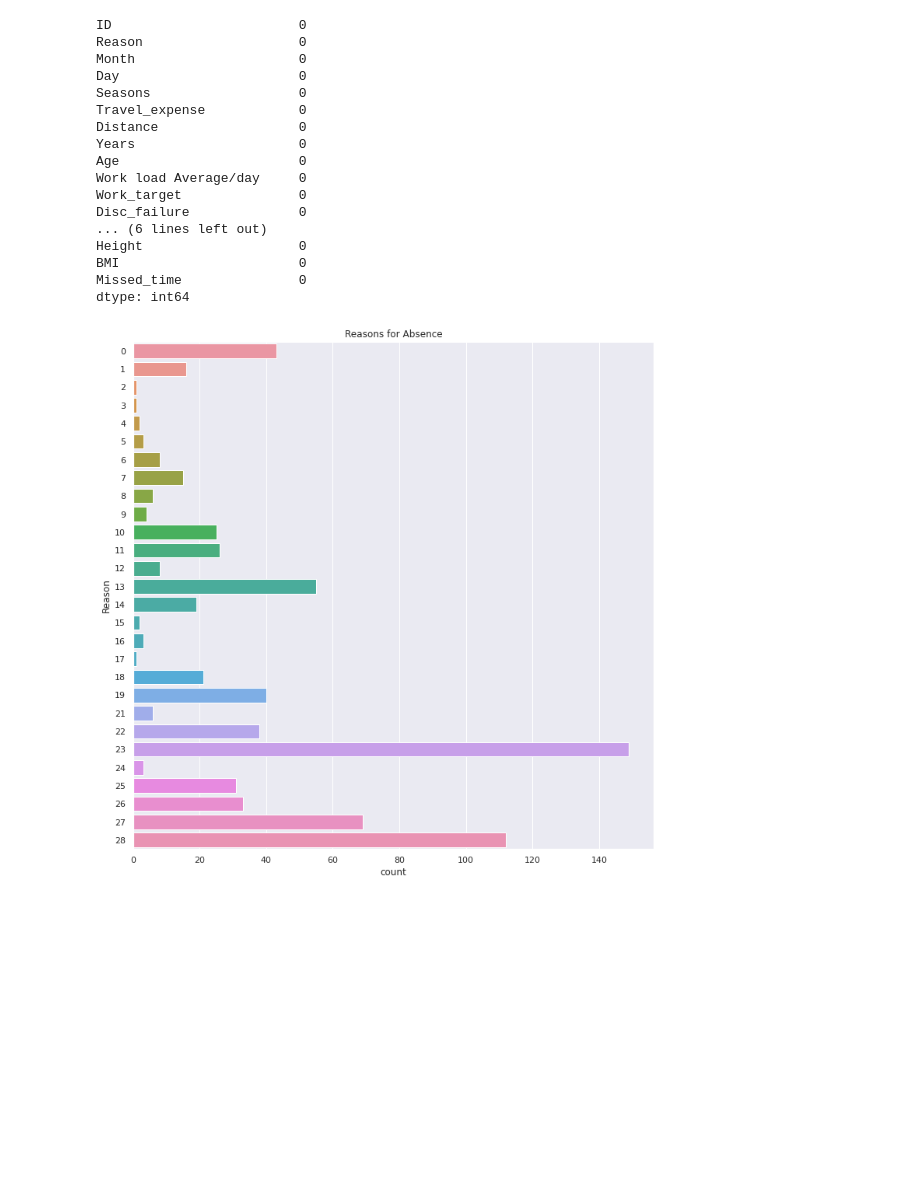
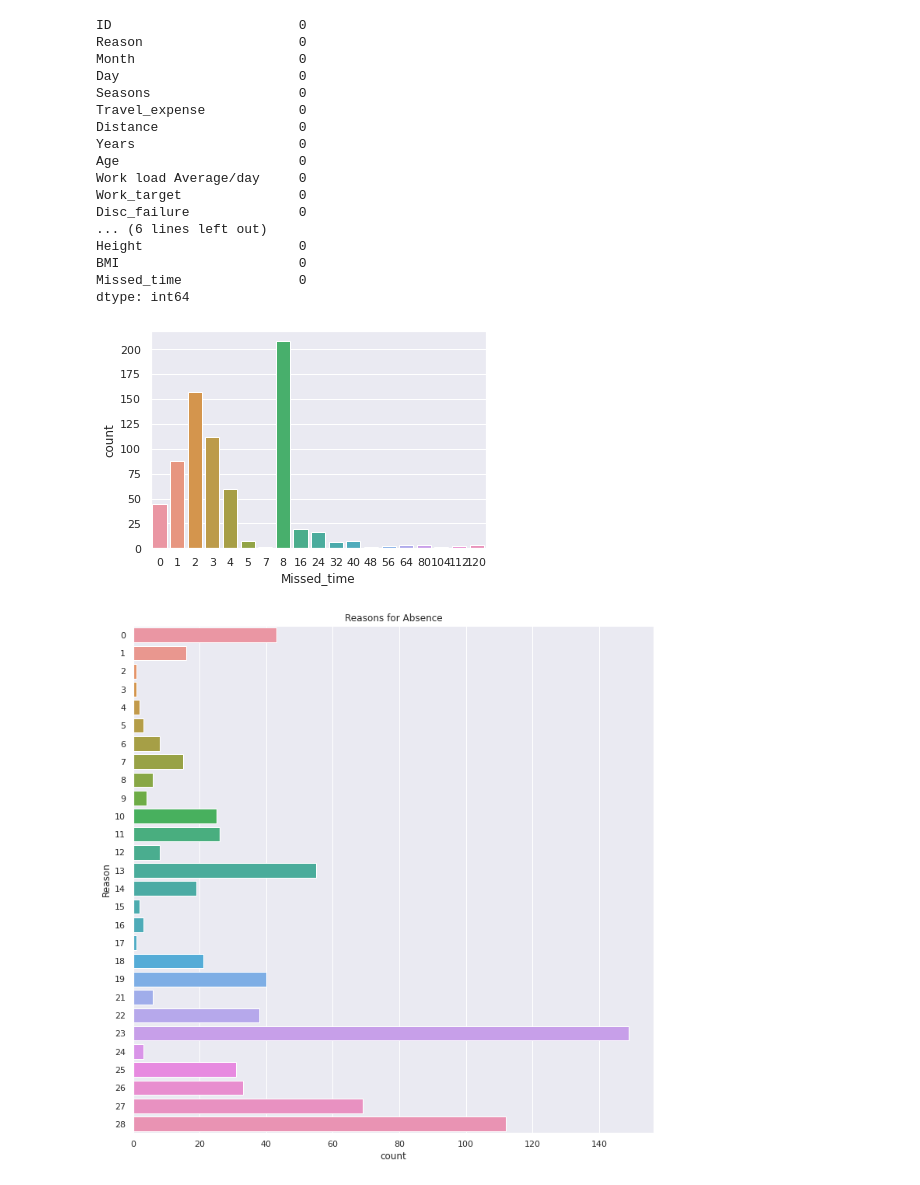
Before and after one commit to TomPMcGuire37/absenteeism, a Jupyter notebook: code_notebook.ipynb, the cells around one changed output. Drawn from its saved outputs; the diff is of its cells as text; code cells hidden in the pictures; blank space fills up the shorter version.

```diff
--- a/code_notebook.ipynb
+++ b/code_notebook.ipynb
@@ -122,6 +124,11 @@ Missed_time               0
 dtype: int64
 # %%
 sns.set_theme(style='darkgrid')
+# %%
+sns.countplot(x=data['Missed_time'])
+plt.show()
+# %% [output]
+[figure, added]
 # %%
 plt.figure(figsize=(12,12))
 ax = sns.countplot(y=data['Reason'])
```
Also changed, not shown: parts of 22 cells of this notebook.
